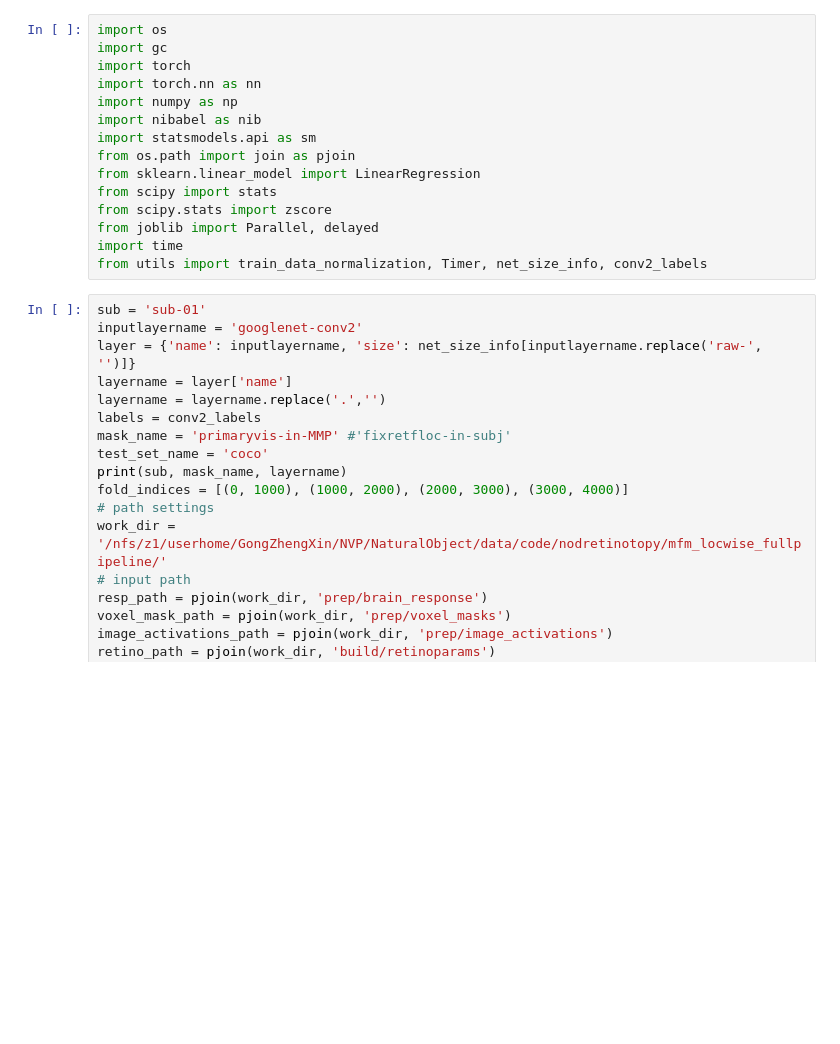
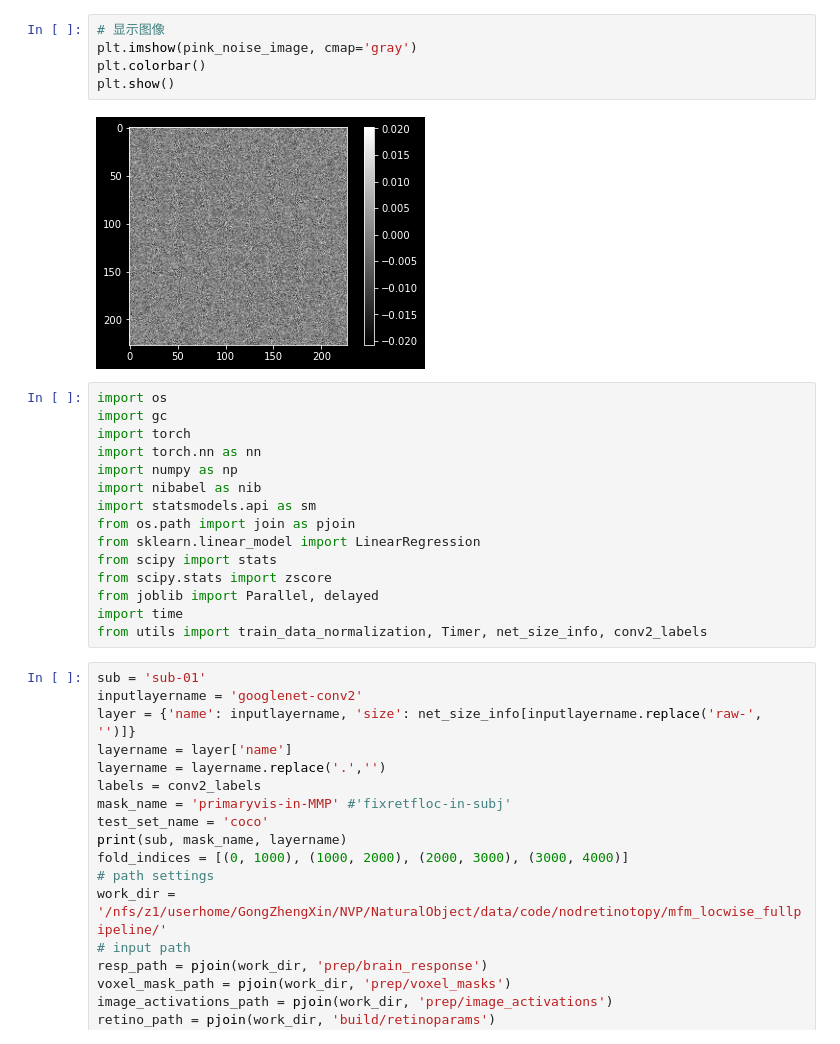
Before and after one commit to GongZhengxin/NeuralFeatureSpace, a Jupyter notebook: anal_inspect-model-weights.ipynb, the cells around one changed output. Saved outputs shown, nothing was run; the diff lists cells and outputs as text; blank space fills up the shorter version.

```diff
--- a/anal_inspect-model-weights.ipynb
+++ b/anal_inspect-model-weights.ipynb
@@ -1,3 +76,10 @@
+# %%
+# 显示图像
+plt.imshow(pink_noise_image, cmap='gray')
+plt.colorbar()
+plt.show()
+# %% [output]
+[figure, added]
 # %%
 import os
 import gc
```
Also changed, not shown: parts of 7 cells of this notebook, 42 other files.
